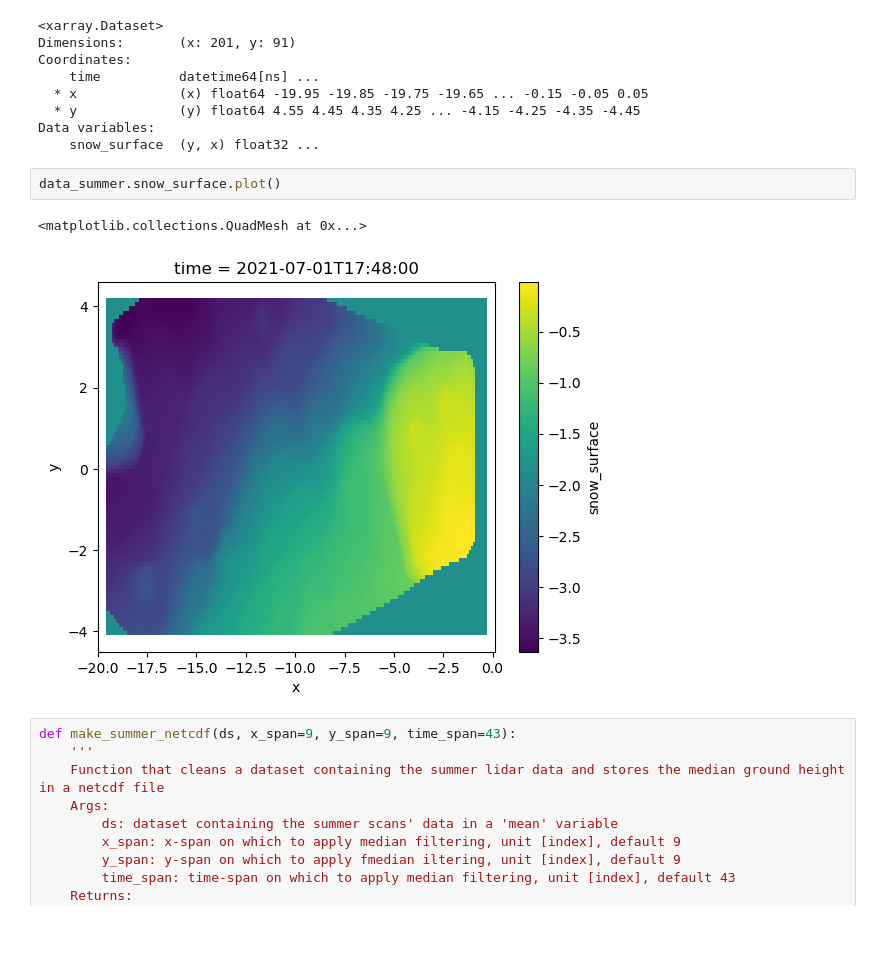
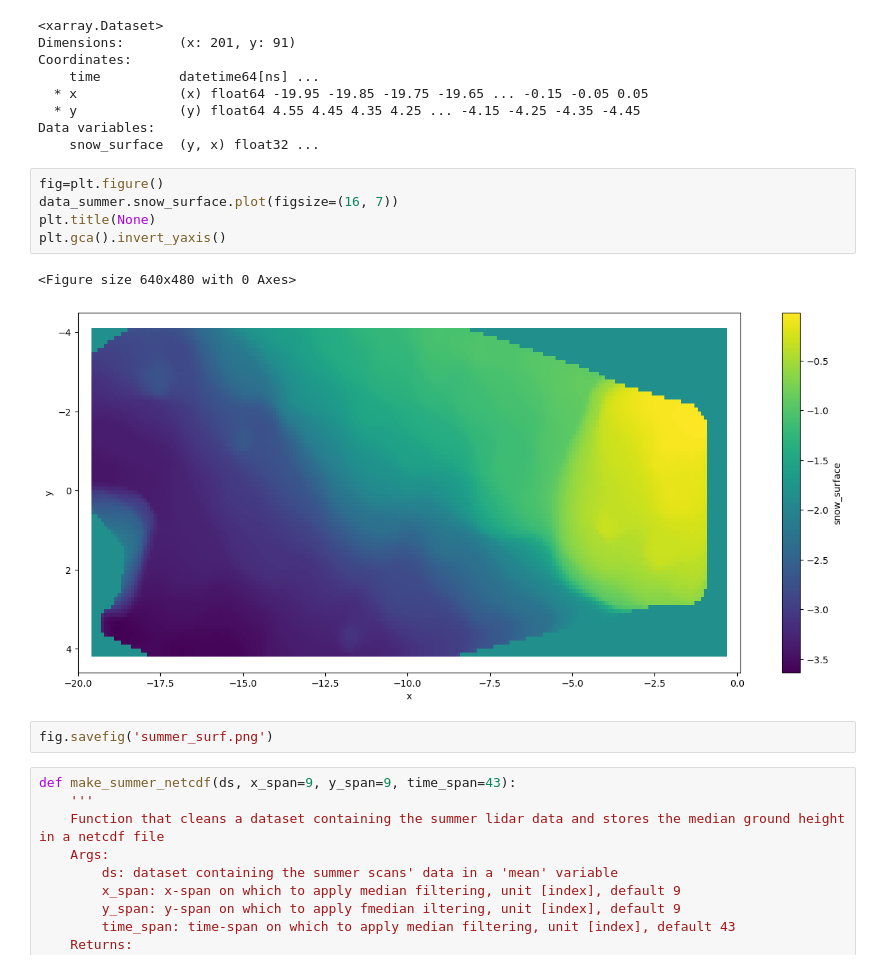
Before and after one commit to Mathilde-Bnt/MB_little_awk, a Jupyter notebook: current_development/22-Summer_scans.ipynb, the cells around one changed output. Saved outputs shown, nothing was run; the diff lists cells and outputs as text; blank space fills up the shorter version.

```diff
--- a/current_development/22-Summer_scans.ipynb
+++ b/current_development/22-Summer_scans.ipynb
@@ -31,10 +31,15 @@ Coordinates:
 Data variables:
     snow_surface  (y, x) float32 ...
 # %%
-data_summer.snow_surface.plot()
+fig=plt.figure()
+data_summer.snow_surface.plot(figsize=(16, 7))
+plt.title(None)
+plt.gca().invert_yaxis()
 # %% [output]
-<matplotlib.collections.QuadMesh at 0x...>
+<Figure size 640x480 with 0 Axes>
-[figure, old version]
+[figure, new version]
+# %%
+fig.savefig('summer_surf.png')
 # %%
 def make_summer_netcdf(ds, x_span=9, y_span=9, time_span=43):
     '''
```
Also changed, not shown: 4 other files.
